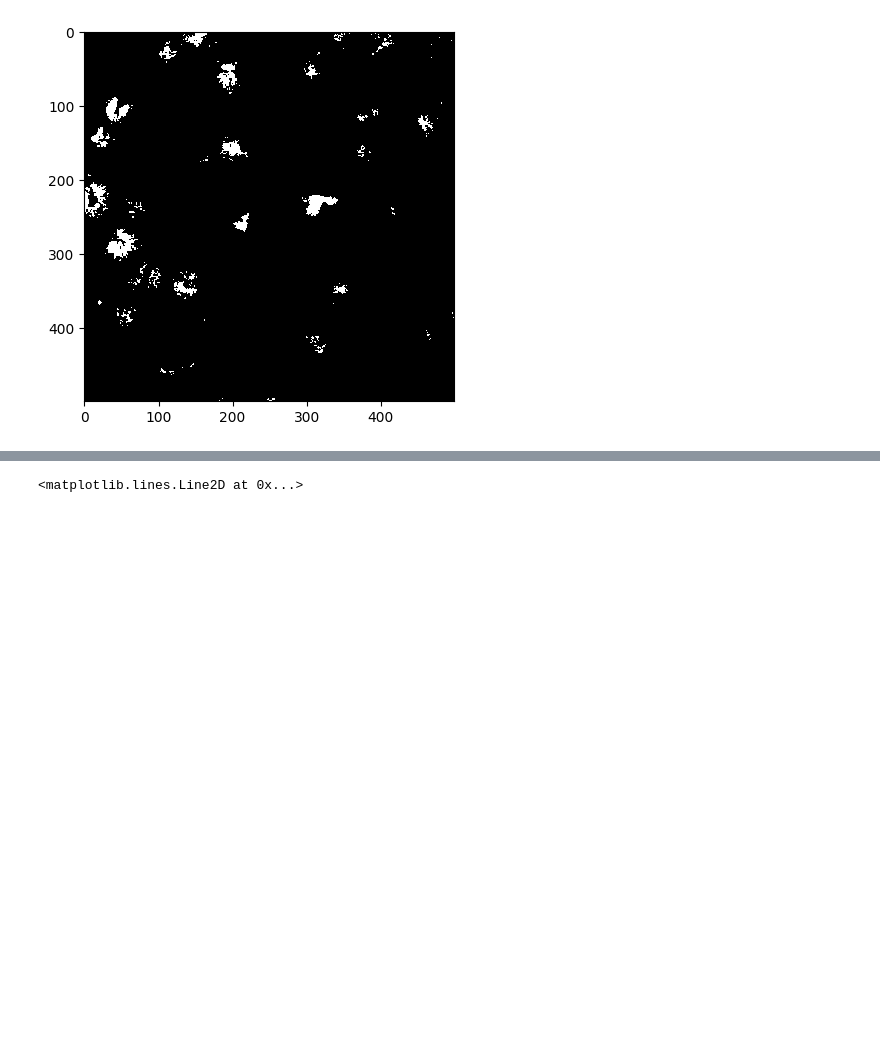
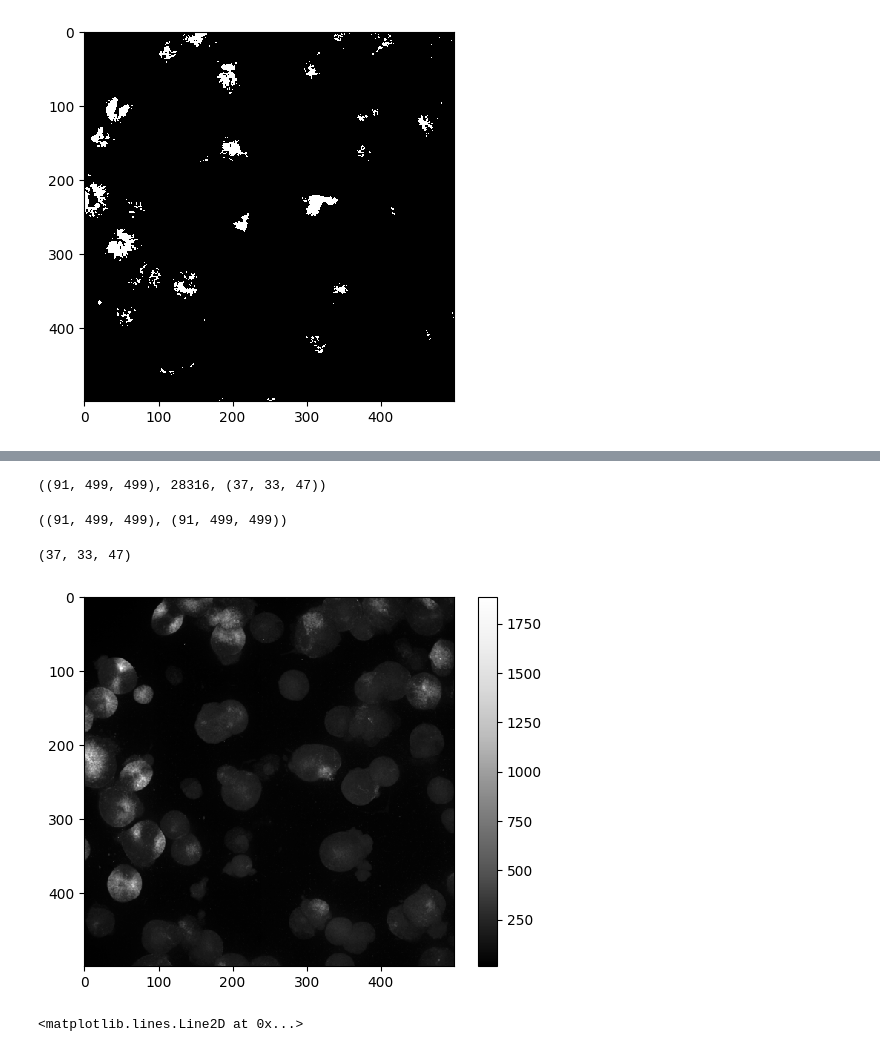
Before and after one commit to lengfei5/RA_competence, a Jupyter notebook: scripts/run_imageQuantify_TetOnF_TetOnP.ipynb, the cells around one changed output, grey strips where cells are left out. Cells and saved outputs as stored; diff of their text form; code cells hidden in the pictures; blank space fills up the shorter version.

```diff
--- a/scripts/run_imageQuantify_TetOnF_TetOnP.ipynb
+++ b/scripts/run_imageQuantify_TetOnF_TetOnP.ipynb
@@ -494,0 +515,30 @@ cle.imshow(another_slice)
+# %%
+cyst_index = 5
+[z, rows, columns] = np.where(labels_mask == cyst_index)
+z1 = min(z)
+z2 = max(z)
+row1 = min(rows)
+row2 = max(rows)
+col1 = min(columns)
+col2 = max(columns)
+# %%
+# crop the orgnoid and save foxa2 and dapi
+cyst_sel = np.where(labels_mask == cyst_index)
+#xx = np.where(labels_mask == cyst_index)
+xx = np.where(labels_mask == cyst_index, C4, 0)
+newImage_nkx = xx[z1:z2, row1:row2, col1:col2]
+# %%
+xx.shape, cyst_sel[0].size, newImage_nkx.shape
+# %% [output]
+((91, 499, 499), 28316, (37, 33, 47))
+# %%
+C1.shape, C2.shape
+# %% [output]
+((91, 499, 499), (91, 499, 499))
+# %%
+print(newImage_nkx.shape)
+projection_z = cle.maximum_z_projection(C4)
+cle.imshow(projection_z, labels = False, colorbar = True)
+# %% [output]
+(37, 33, 47)
+[figure, added]
```
Also changed, not shown: parts of 7 cells of this notebook, 2 other files.
